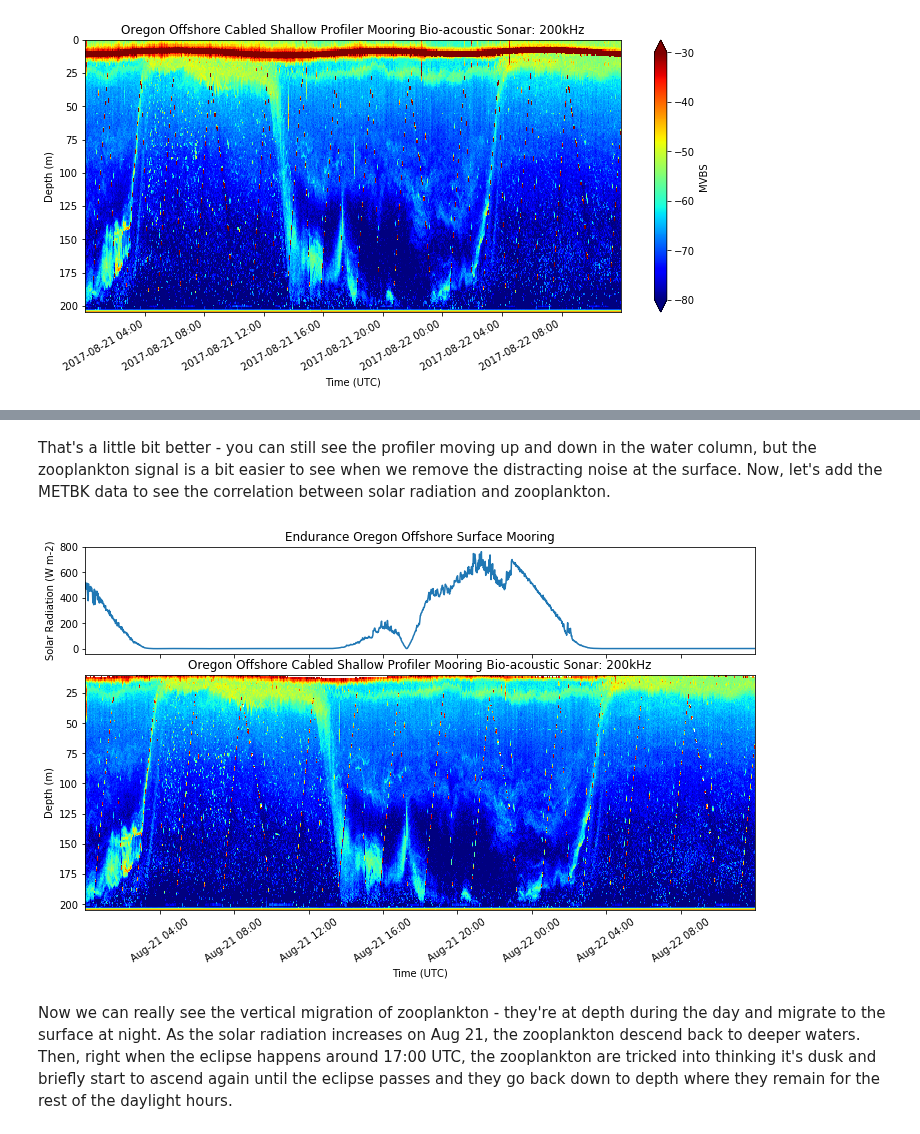
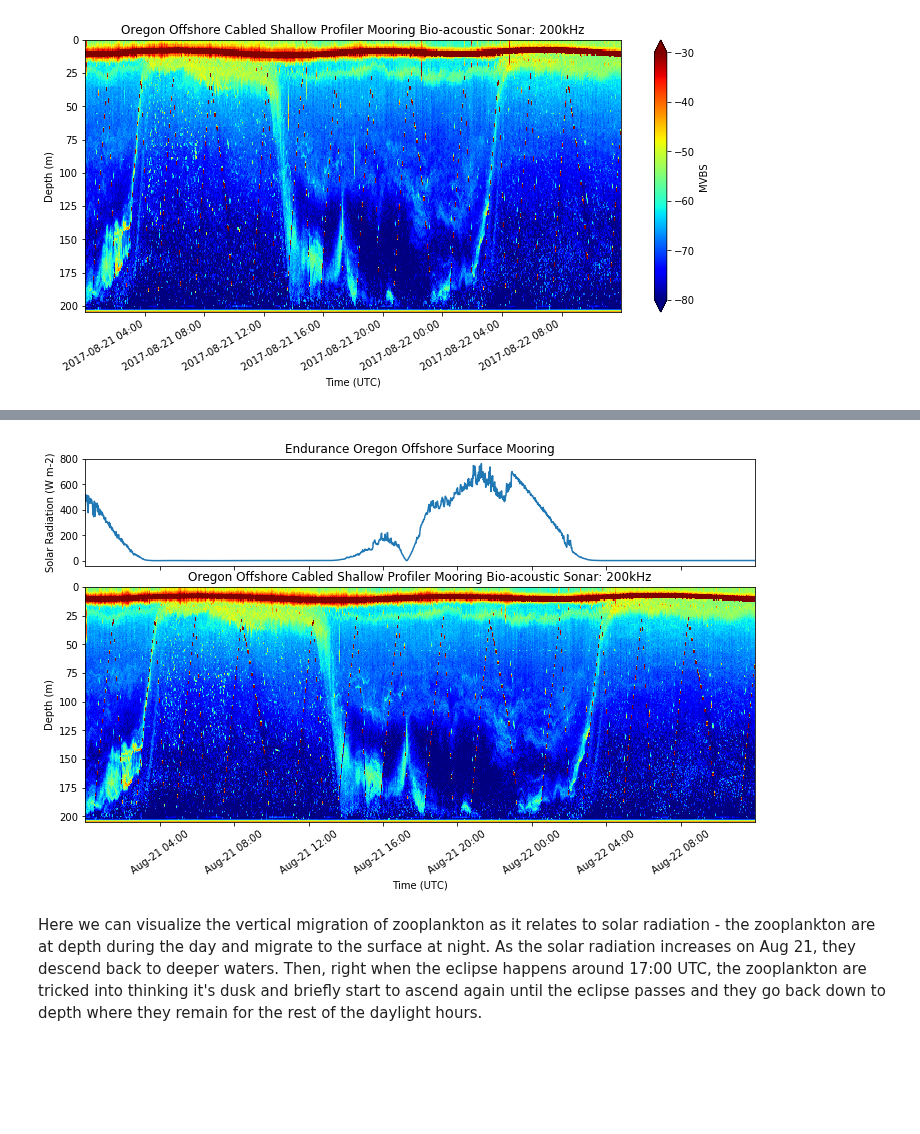
Before and after one commit to ooi-data-lab/nugget-notebooks, a Jupyter notebook: extras/E04_Zooplankton_eclipse.ipynb, the cells around one changed output, grey strips where cells are left out. Saved outputs shown, nothing was run; the diff lists cells and outputs as text; code cells hidden in the pictures; blank space fills up the shorter version.

```diff
--- a/extras/E04_Zooplankton_eclipse.ipynb
+++ b/extras/E04_Zooplankton_eclipse.ipynb
@@ -96,7 +96,7 @@ Now, use that **request_data** function to download data for the METBK via the M
 
 Copy the links to the THREDDs catalog above that resulted from the **request_data** function (to avoid re-requesting the data). Note: the urls must be surrounded by quotations. Depending on the data request, it may take several minutes for the request to fulfill. The request is complete when you receive an email from the system with the link to your data, and a status.txt file shows up in the THREDDs catalog that says "Complete".
 # %%
-METBK_url = 'https://opendap.oceanobservatories.org/thredds/catalog/ooi/lgarzio@marine.rutgers.edu/20200615T162428577Z-CE04OSSM-SBD11-06-METBKA000-recovered_host-metbk_a_dcl_instrument_recovered/catalog.html'
+METBK_url = 'https://opendap.oceanobservatories.org/thredds/catalog/ooi/lgarzio@marine.rutgers.edu/20200622T150355387Z-CE04OSSM-SBD11-06-METBKA000-recovered_host-metbk_a_dcl_instrument_recovered/catalog.html'
 # %% [markdown]
 The **get_data** function below:
 * selects the appropriate datasets in a THREDDs catalog by selecting NetCDF files, removing collocated datasets (if provided), and removing deployments that aren't specified (if provided)
@@ -190,0 +195,7 @@ ax.set_ylabel('Downwelling Shortwave Irradiance ({})'.format(METBK_units['shortw
+# %%
+# rename and add units to the columns
+METBK_data = METBK_data.rename(columns={'shortwave_irradiance': 'Downwelling Shortwave Irradiance ({})'.format(METBK_units['shortwave_irradiance'][0])})
+
+# round data to 2 decimal places
+METBK_data = METBK_data.round(2)
+METBK_data.head()
@@ -431,41 +429,38 @@ plt.subplots_adjust(bottom=0.25)
-# %% [markdown]
-That's a little bit better - you can still see the profiler moving up and down in the water column, but the zooplankton signal is a bit easier to see when we remove the distracting noise at the surface. Now, let's add the METBK data to see the correlation between solar radiation and zooplankton.
 # %%
 fig = plt.figure(figsize=(12, 8))
 ax1 = plt.subplot2grid((3, 1), (0, 0))
 ax2 = plt.subplot2grid((3, 1), (1, 0),rowspan=2)
 
 # plot METBK solar radiation data
-ax1.plot(METBK_data['time'], METBK_data['shortwave_irradiance'])
+ax1.plot(METBK_data['time'], METBK_data['Downwelling Shortwave Irradiance (W m-2)'])
 ax1.set_title('Endurance Oregon Offshore Surface Mooring')
 ax1.set_ylabel('Solar Radiation ({})'.format(METBK_units['shortwave_irradiance'][0]))
 plt.setp(ax1.get_xticklabels(), visible=False)
 
 # set the x limits to the min and max METBK timestamp to get rid of extra white space in the graph
 ax1.set_xlim([np.nanmin(METBK_data['time']), np.nanmax(METBK_data['time'])])
 
 # plot echosounder data
-h = ax2.pcolormesh(MVBS_200k.ping_time.values, MVBS_200k.depth.values, MVBS.T,
+h = ax2.pcolormesh(MVBS_200k.ping_time.values, MVBS_200k.depth.values, MVBS_200k.T,
                    vmin=-80, vmax=-30, cmap='jet')
 
 ax2.set_ylabel('Depth (m)')
 ax2.set_xlabel('Time (UTC)')
 ax2.set_title('Oregon Offshore Cabled Shallow Profiler Mooring Bio-acoustic Sonar: 200kHz')
 
-ax2.set_ylim(bottom=10)
 ax2.invert_yaxis()
 
 # format the date axis
 df = mdates.DateFormatter('%b-%d %H:%M')
 ax2.xaxis.set_major_formatter(df)
 plt.xticks(rotation=35)
 plt.subplots_adjust(bottom=0.25)
 
 # save the figure to your local machine
 figname = 'CE04OSPS_eclipse.png'
 sfig = os.path.join(save_dir, figname)
 plt.savefig(sfig, dpi=200)
 # %% [output]
-[figure, old version]
+[figure, new version]
 # %% [markdown]
-Now we can really see the vertical migration of zooplankton - they're at depth during the day and migrate to the surface at night. As the solar radiation increases on Aug 21, the zooplankton descend back to deeper waters. Then, right when the eclipse happens around 17:00 UTC, the zooplankton are tricked into thinking it's dusk and briefly start to ascend again until the eclipse passes and they go back down to depth where they remain for the rest of the daylight hours.
+Here we can visualize the vertical migration of zooplankton as it relates to solar radiation - the zooplankton are at depth during the day and migrate to the surface at night. As the solar radiation increases on Aug 21, they descend back to deeper waters. Then, right when the eclipse happens around 17:00 UTC, the zooplankton are tricked into thinking it's dusk and briefly start to ascend again until the eclipse passes and they go back down to depth where they remain for the rest of the daylight hours.
```
Also changed, not shown: parts of 11 cells of this notebook.
